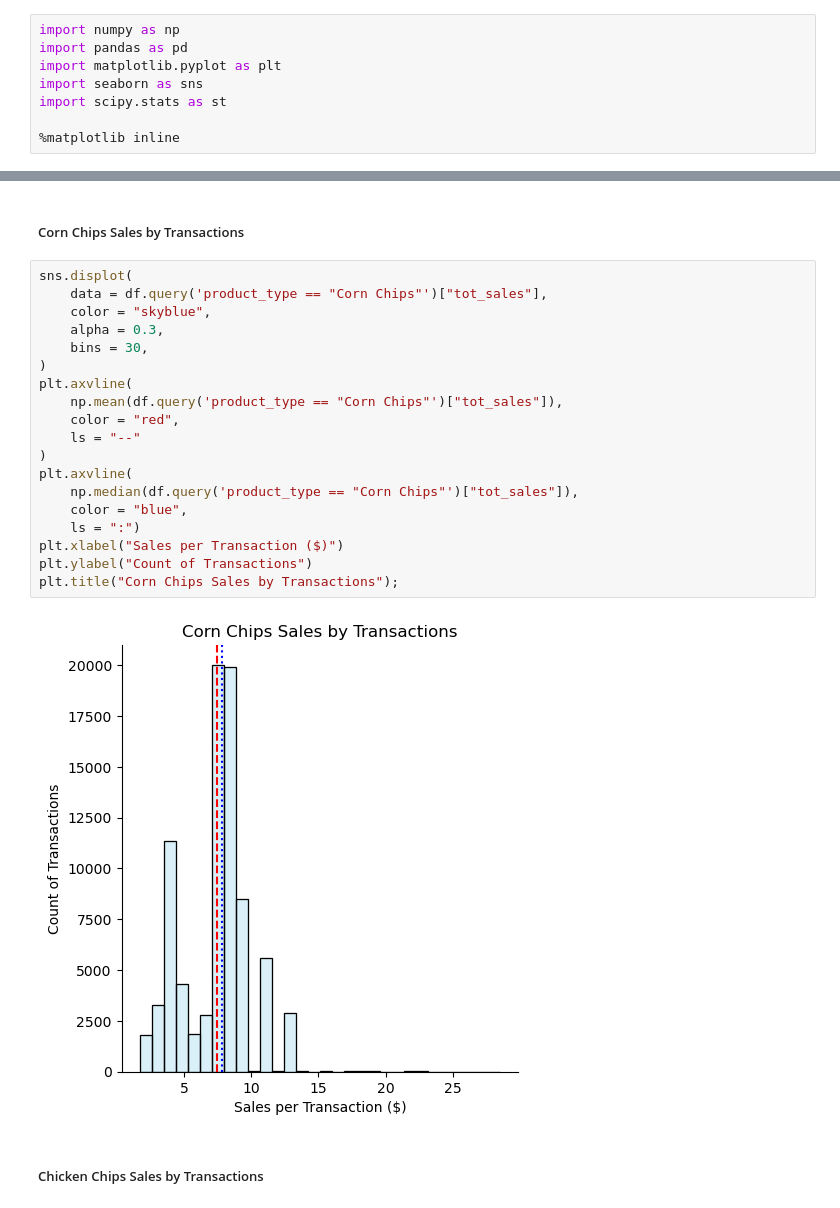
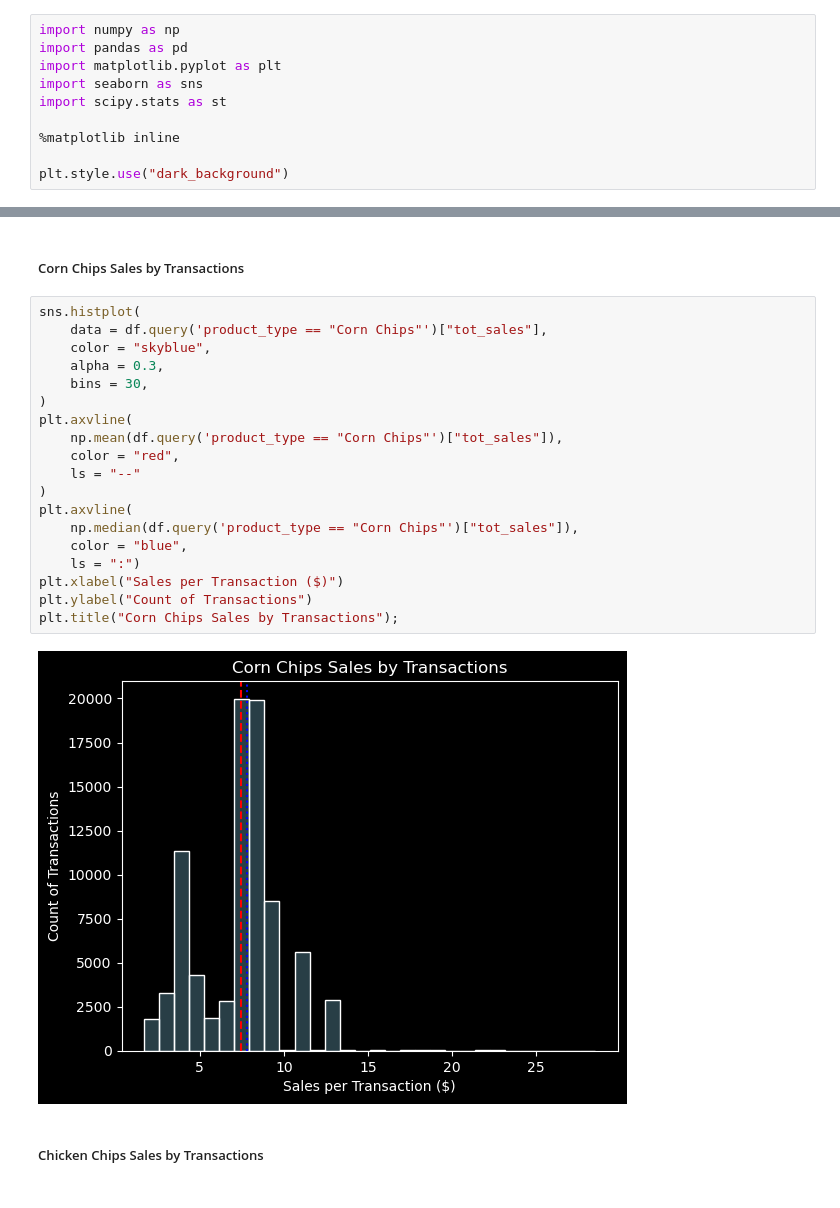
Before and after one commit to frantzalexander/Internship-Quantium, a Jupyter notebook: Exploratory Analysis.ipynb, the cells around one changed output, grey strips where cells are left out. Cells and saved outputs as stored; diff of their text form.

```diff
--- a/Exploratory Analysis.ipynb
+++ b/Exploratory Analysis.ipynb
@@ -25,6 +25,8 @@ import seaborn as sns
 import scipy.stats as st
 
 %matplotlib inline
+
+plt.style.use("dark_background")
 # %% [markdown]
 ## <en><center>Data Preparation</center></en>
 # %% [markdown]
@@ -922,26 +1199,26 @@ plt.title("Potato Chips Sales by Transactions");
 # %% [markdown]
 ##### Corn Chips Sales by Transactions
 # %%
-sns.displot(
+sns.histplot(
     data = df.query('product_type == "Corn Chips"')["tot_sales"],
     color = "skyblue",
     alpha = 0.3,
     bins = 30,
 )
 plt.axvline(
     np.mean(df.query('product_type == "Corn Chips"')["tot_sales"]),
     color = "red",
     ls = "--"
 )
 plt.axvline(
     np.median(df.query('product_type == "Corn Chips"')["tot_sales"]),
     color = "blue",
     ls = ":")
 plt.xlabel("Sales per Transaction ($)")
 plt.ylabel("Count of Transactions")
 plt.title("Corn Chips Sales by Transactions");
 # %% [output]
-[figure, old version]
+[figure, new version]
 # %% [markdown]
 ##### Chicken Chips Sales by Transactions
 # %%
```
Also changed, not shown: parts of 41 cells of this notebook.
